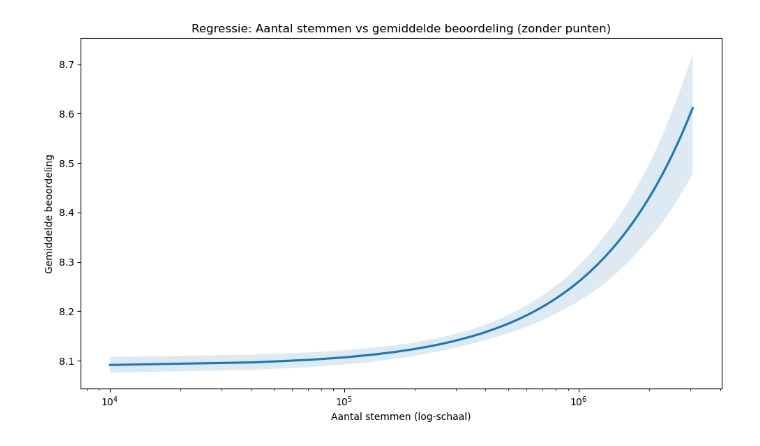
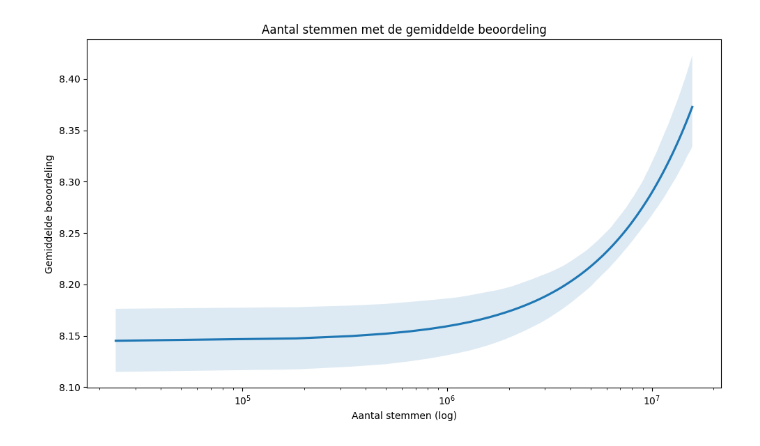
Before and after one commit to WuStanley2006/InfoVis, a Jupyter notebook: Regressieplot.ipynb, the cells around one changed output. Saved outputs shown, nothing was run; the diff lists cells and outputs as text; code cells hidden in the pictures.

```diff
--- a/Regressieplot.ipynb
+++ b/Regressieplot.ipynb
@@ -1,19 +1,19 @@
 # %%
 import seaborn as sns
 import matplotlib.pyplot as plt
 import pandas as pd
 
-df = pd.read_csv("movies.csv")
+df = pd.read_csv("combined_stats_by_year.csv")
 
 plt.figure(figsize=(10, 6))
-sns.regplot(data=df, x="numVotes", y="averageRating",
-            scatter=False)  # geen punten meer!
+sns.regplot(data=df, x="total_votes", y="mean_rating",
+            scatter=False)
 
 plt.xscale("log")
-plt.title("Aantal stemmen vs gemiddelde beoordeling (zonder punten)")
-plt.xlabel("Aantal stemmen (log-schaal)")
+plt.title("Aantal stemmen met de gemiddelde beoordeling")
+plt.xlabel("Aantal stemmen (log)")
 plt.ylabel("Gemiddelde beoordeling")
 plt.tight_layout()
 plt.show()
 # %% [output]
-[figure, old version]
+[figure, new version]
```
Also changed, not shown: 1 other file.
